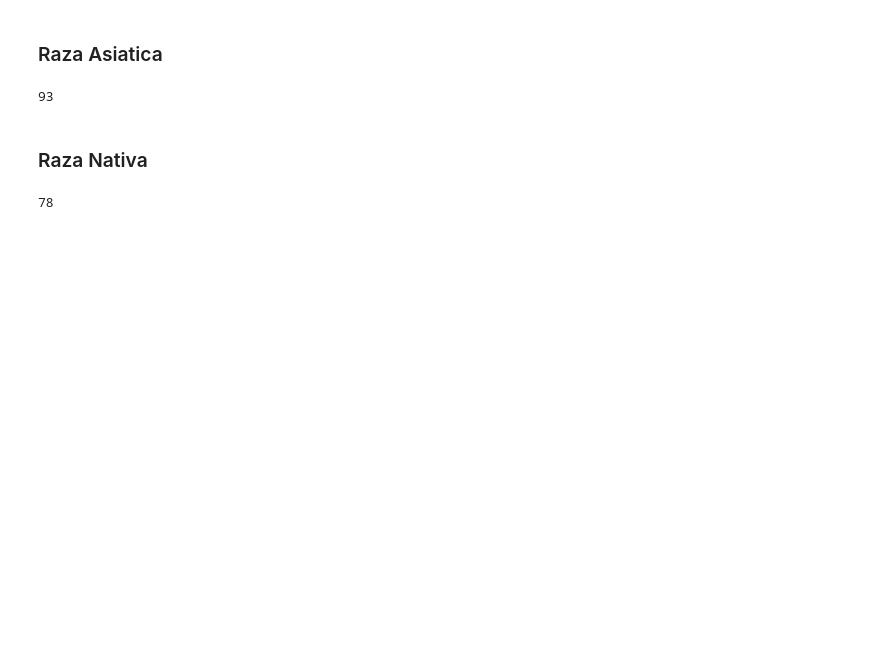
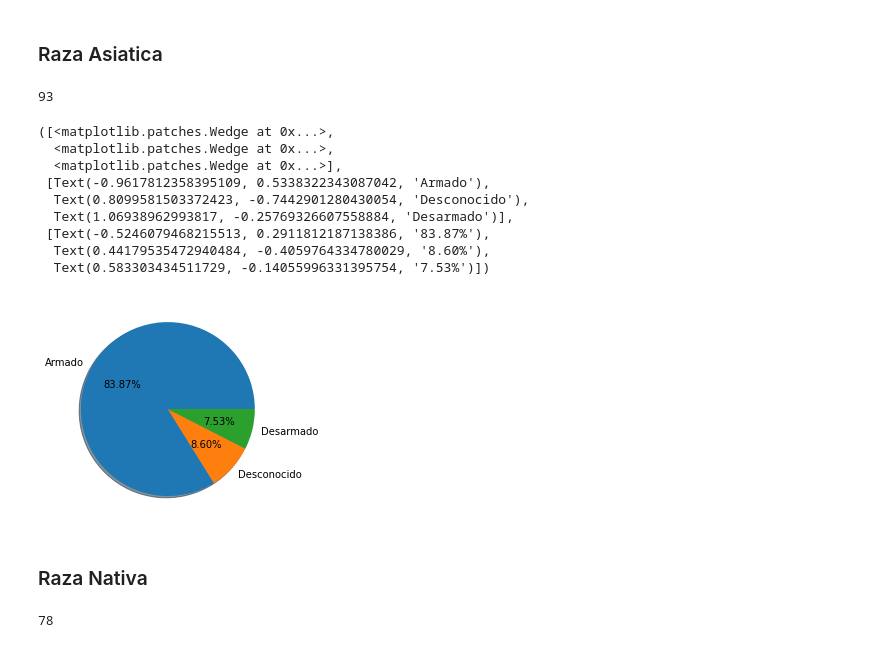
Before and after one commit to EmmanuelGalvan/MineriaDatos, a Jupyter notebook: Archivos/PIA/Visualizacion_Equipo9.ipynb, the cells around one changed output. Saved outputs shown, nothing was run; the diff lists cells and outputs as text; code cells hidden in the pictures; blank space fills up the shorter version.

```diff
--- a/Archivos/PIA/Visualizacion_Equipo9.ipynb
+++ b/Archivos/PIA/Visualizacion_Equipo9.ipynb
@@ -75,6 +150,21 @@ R_Asiatica = df_PS[df_PS['Raza']=='Asian']
 R_Asiatica['Raza'].count()
 # %% [output]
 93
+# %%
+G_PieRA = (R_Asiatica["Categoria_de_armas"].value_counts() / len(R_Asiatica))
+G_PieRA
+plt.pie(G_PieRA, labels = nombres, autopct='%1.2f%%', shadow=True)
+# %% [output]
+([<matplotlib.patches.Wedge at 0x...>,
+  <matplotlib.patches.Wedge at 0x...>,
+  <matplotlib.patches.Wedge at 0x...>],
+ [Text(-0.9617812358395109, 0.5338322343087042, 'Armado'),
+  Text(0.8099581503372423, -0.7442901280430054, 'Desconocido'),
+  Text(1.06938962993817, -0.25769326607558884, 'Desarmado')],
+ [Text(-0.5246079468215513, 0.2911812187138386, '83.87%'),
+  Text(0.44179535472940484, -0.4059764334780029, '8.60%'),
+  Text(0.583303434511729, -0.14055996331395754, '7.53%')])
+[figure, added]
 # %% [markdown]
 ### Raza Nativa
 # %%
```
Also changed, not shown: parts of 20 cells of this notebook.
